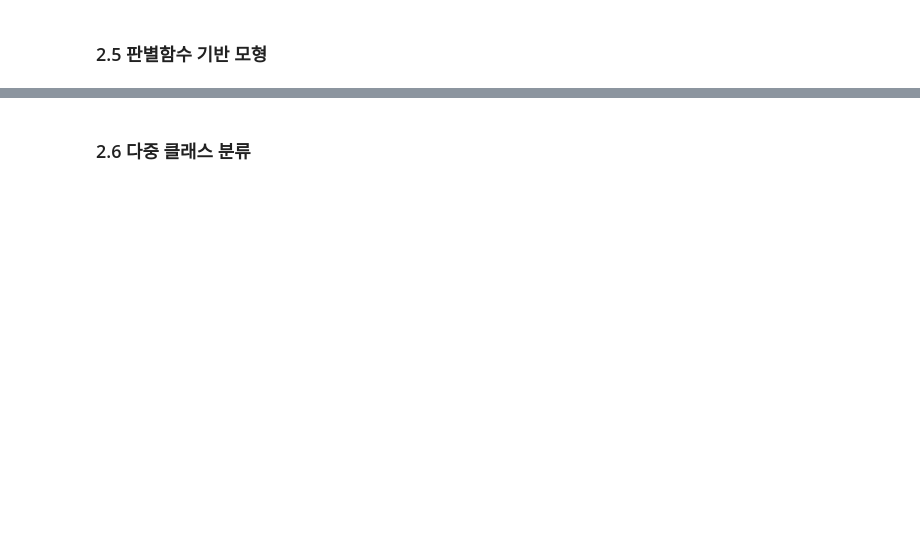
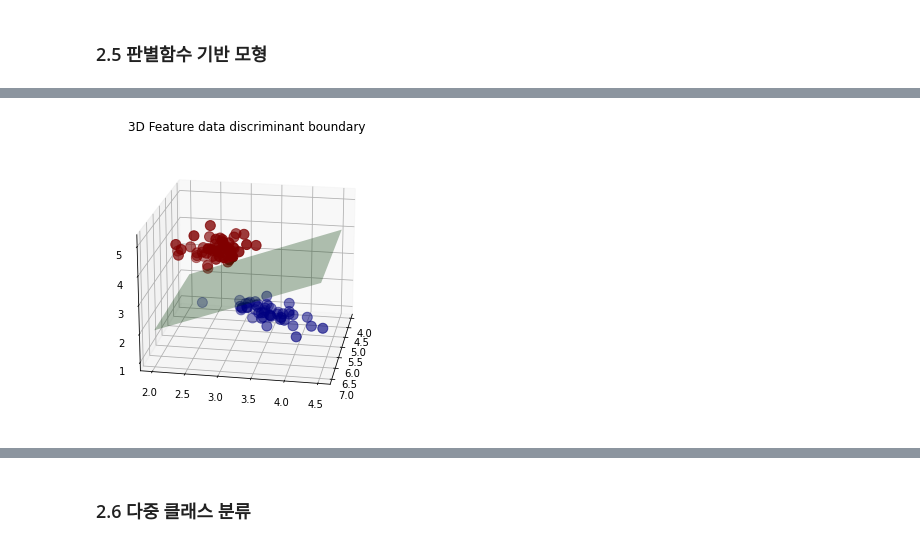
Before and after one commit to lucio-karin0506/SaltLux-Project, a Jupyter notebook: Machine Learning/Machine learning lecture/3장. 분류분석.ipynb, the cells around one changed output, grey strips where cells are left out. Saved outputs shown, nothing was run; the diff lists cells and outputs as text; code cells hidden in the pictures; blank space fills up the shorter version.

```diff
--- a/Machine Learning/Machine learning lecture/3장. 분류분석.ipynb
+++ b/Machine Learning/Machine learning lecture/3장. 분류분석.ipynb
@@ -289,0 +352,25 @@ array([[0, 0, 0, ..., 0, 0, 0],
+# %%
+# 결정 초평면 시각화 in 3D
+from sklearn.datasets import load_iris
+iris = load_iris()
+X = iris.data[:, :2]
+y = iris.target
+idx = np.logical_or(iris.target == 0, iris.target == 1)
+X = iris.data[idx, :3]
+y = iris.target[idx]
+# %%
+from mpl_toolkits.mplot3d import Axes3D
+import matplotlib as mpl
+import matplotlib.pyplot as plt
+%matplotlib inline
+
+fig = plt.figure()
+ax = Axes3D(fig, elev=20, azim=10)
+
+ax.scatter(X[:, 0], X[:, 1], X[:, 2], c=y, marker='o', s=100, cmap=mpl.cm.jet)
+ax.plot_surface(np.array([[4, 4], [7, 7]]), np.array([[2, 4.5], [2, 4.5]]), np.array([[2, 4], [2, 4]]), color='g', alpha=.3)
+
+plt.title("3D Feature data discriminant boundary")
+plt.show()
+# %% [output]
+[figure, added]
```
Also changed, not shown: parts of 38 cells of this notebook.
